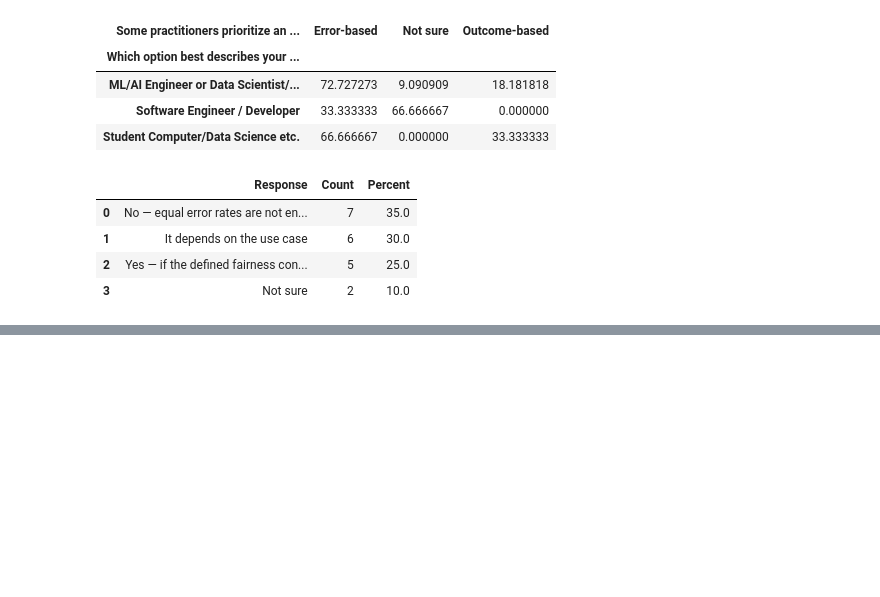
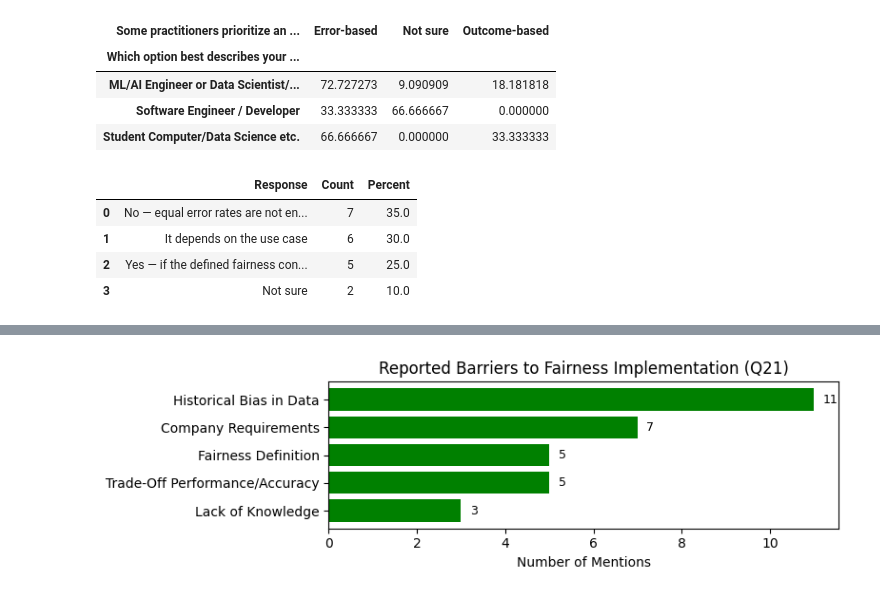
Before and after one commit to jeaend/bias-mitigation-aif360, a Jupyter notebook: notebooks/questionnaire_analysis.ipynb, the cells around one changed output, grey strips where cells are left out. Saved outputs shown, nothing was run; the diff lists cells and outputs as text; code cells hidden in the pictures; blank space fills up the shorter version.

```diff
--- a/notebooks/questionnaire_analysis.ipynb
+++ b/notebooks/questionnaire_analysis.ipynb
@@ -406,0 +485,23 @@ plt.show()
+# %%
+# grouped manually due to small scope
+updated_counts = {
+    "Historical Bias in Data": 11,
+    "Trade‑Off Performance/Accuracy": 5,
+    "Company Requirements": 7,
+    "Lack of Knowledge": 3,
+    "Fairness Definition": 5,
+}
+
+# sorts descending
+sorted_items = sorted(updated_counts.items(), key=lambda kv: kv[1], reverse=False)
+labels, values = zip(*sorted_items)
+
+fig, ax = plt.subplots(figsize=(8, 2.5))
+ax.barh(labels, values, color="green")
+ax.set_xlabel("Number of Mentions")
+ax.set_title("Reported Barriers to Fairness Implementation (Q21)")
+for y, v in enumerate(values):
+    ax.text(v + 0.2, y, str(v), va="center", fontsize=9)
+plt.tight_layout()
+# %% [output]
+[figure, added]
```
Also changed, not shown: parts of 5 cells of this notebook, 1 other file.
